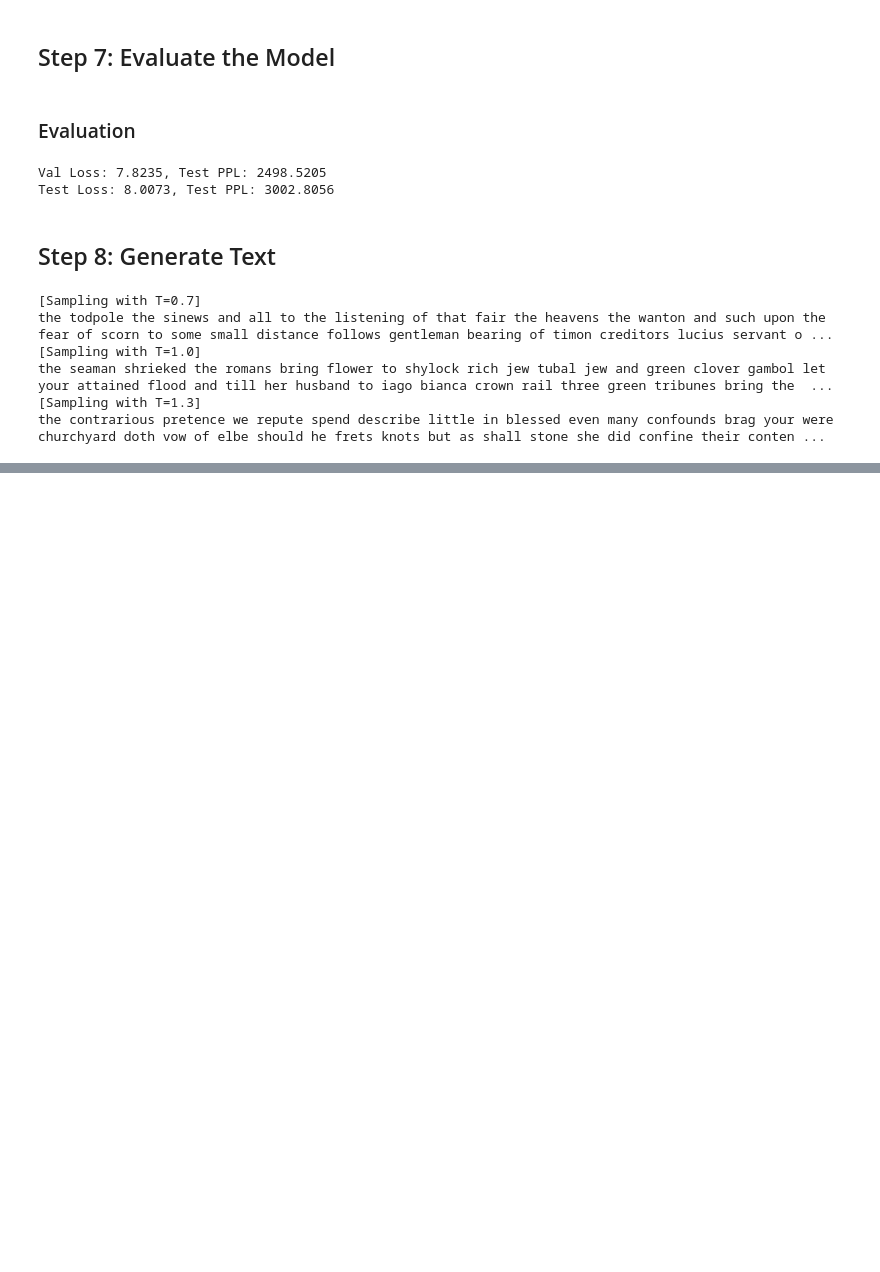
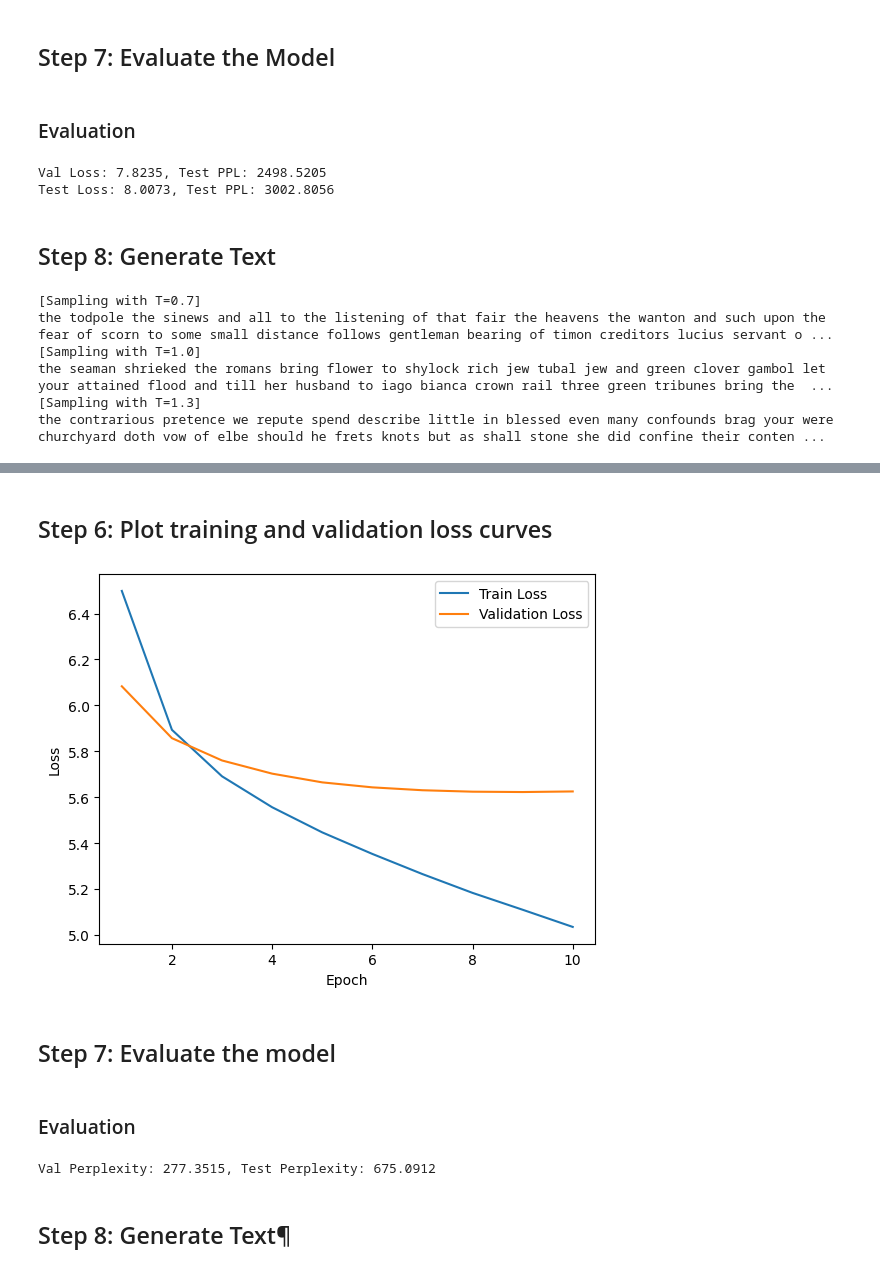
Before and after one commit to XiaoXuan18/DSA4213-assignments, a Jupyter notebook: Assignment2.ipynb, the cells around one changed output, grey strips where cells are left out. Drawn from its saved outputs; the diff is of its cells as text; code cells hidden in the pictures; blank space fills up the shorter version.

Commit message:
Completed LSTM base model

```diff
--- a/Assignment2.ipynb
+++ b/Assignment2.ipynb
@@ -1079,0 +1050,26 @@ the contrarious pretence we repute spend describe little in blessed even many co
+# %%
+# ----- Hyperparameters -----
+vocab_size = len(vocab)
+embed_size = 128
+hidden_size = 256
+num_layers = 1
+dropout = 0.3
+learning_rate = 1e-3
+weight_decay = 1e-5
+num_epochs = 10
+grad_accum_steps = 4
+
+device = torch.device("cuda" if torch.cuda.is_available() else "cpu")
+
+# ----- Initialize Model -----
+model = LSTMLanguageModel(vocab_size, embed_size, hidden_size, num_layers, pad_idx=vocab["<pad>"], dropout=dropout).to(device)
+
+criterion = nn.CrossEntropyLoss(ignore_index=vocab["<pad>"])
+optimizer = optim.AdamW(model.parameters(), lr=learning_rate, weight_decay=weight_decay)
+scheduler = optim.lr_scheduler.ReduceLROnPlateau(optimizer, mode='min', factor=0.5, patience=1)
+# %%
+# ----- Tracking -----
+train_losses, train_PPL, val_losses, val_PPL = [], [], [], []
+
+def clip_gradients(model, max_norm=1.0):
+    torch.nn.utils.clip_grad_norm_(model.parameters(), max_norm)
@@ -1079,0 +1179,17 @@ the contrarious pretence we repute spend describe little in blessed even many co
+# %% [markdown]
+## Step 6: Plot training and validation loss curves
+# %%
+import matplotlib.pyplot as plt
+
+epochs = [i + 1 for i in range(len(train_losses))]  # start from 1 instead of 0
+
+plt.plot(epochs, train_losses, label='Train Loss')
+plt.plot(epochs, val_losses, label='Validation Loss')
+plt.xlabel('Epoch')
+plt.ylabel('Loss')
+plt.legend()
+plt.show()
+# %% [output]
+[figure, added]
+# %% [markdown]
+## Step 7: Evaluate the model
@@ -1079,0 +1208,10 @@ the contrarious pretence we repute spend describe little in blessed even many co
+# %% [markdown]
+### Evaluation
+# %%
+val_loss, val_PPL = cross_entropy_loss_and_perplexity(model, val_loader)
+test_loss, test_PPL = cross_entropy_loss_and_perplexity(model, test_loader)
+print(f"Val Perplexity: {val_PPL:.4f}, Test Perplexity: {test_PPL:.4f}")
+# %% [output]
+Val Perplexity: 277.3515, Test Perplexity: 675.0912
+# %% [markdown]
+## Step 8: Generate Text¶
```
Also changed, not shown: parts of 31 cells of this notebook.
